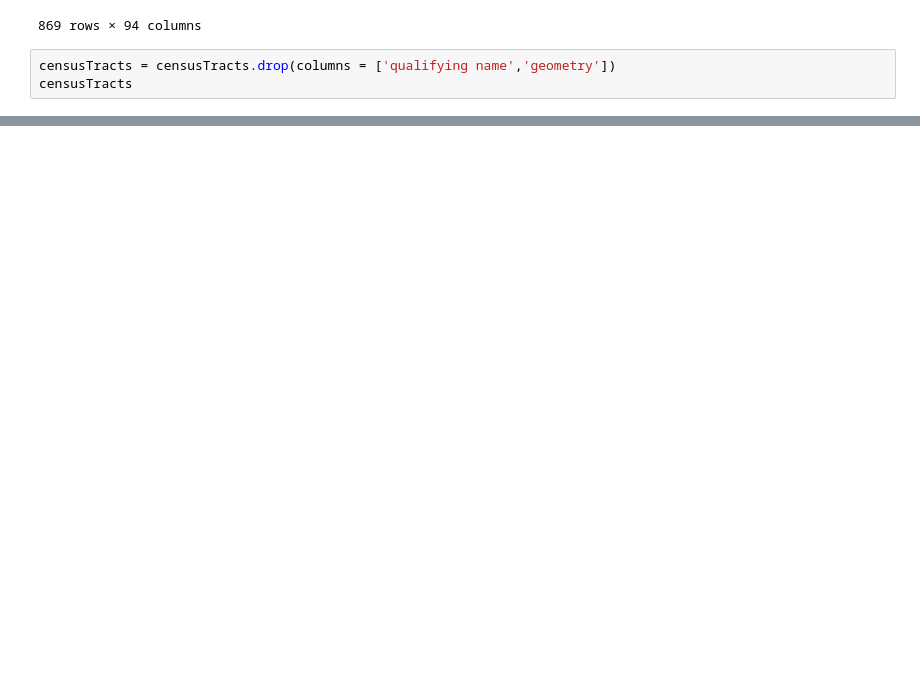
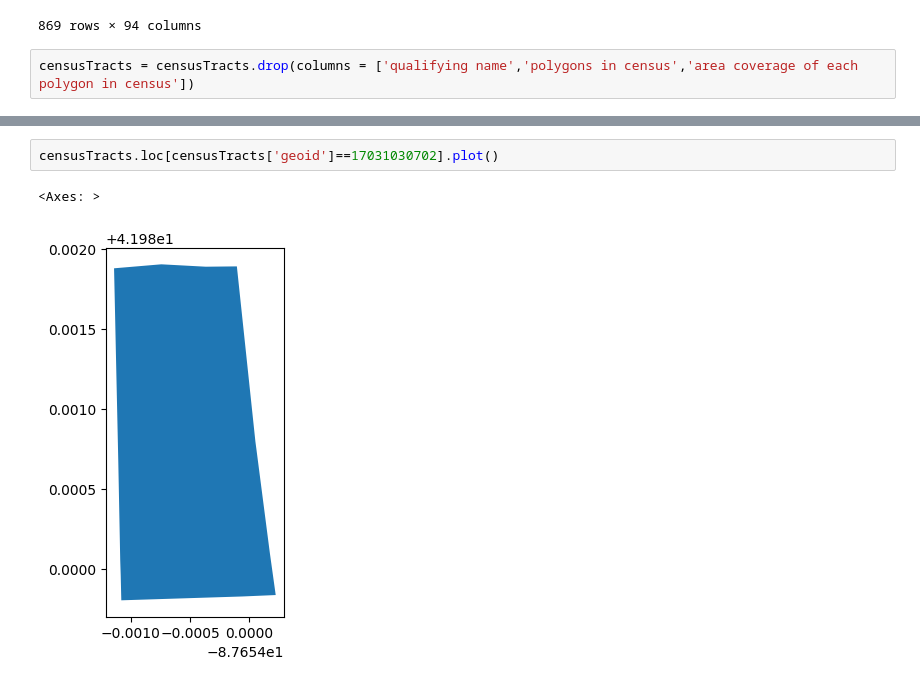
Before and after one commit to Rajvishah12/cpl_project, a Jupyter notebook: can-summer-2023/notebooks/walkingCoverage.ipynb, the cells around one changed output, grey strips where cells are left out. Drawn from its saved outputs; the diff is of its cells as text; blank space fills up the shorter version.

```diff
--- a/can-summer-2023/notebooks/walkingCoverage.ipynb
+++ b/can-summer-2023/notebooks/walkingCoverage.ipynb
@@ -362,5 +445,4 @@ demographics
 | 868 | 17031990000 | Census Tract 9900, Cook County, I... | MULTIPOLYGON (((-87.609113 41.888... | 0 | NaN | NaN | ... |
 869 rows × 94 columns
 # %%
-censusTracts = censusTracts.drop(columns = ['qualifying name','geometry'])
-censusTracts
+censusTracts = censusTracts.drop(columns = ['qualifying name','polygons in census','area coverage of each polygon in census'])
@@ -396,0 +478,5 @@ censusTracts.merge(demographics, on = 'geoid')
+# %%
+censusTracts.loc[censusTracts['geoid']==17031030702].plot()
+# %% [output]
+<Axes: >
+[figure, added]
```
Also changed, not shown: parts of 55 cells of this notebook, 3 other files.
